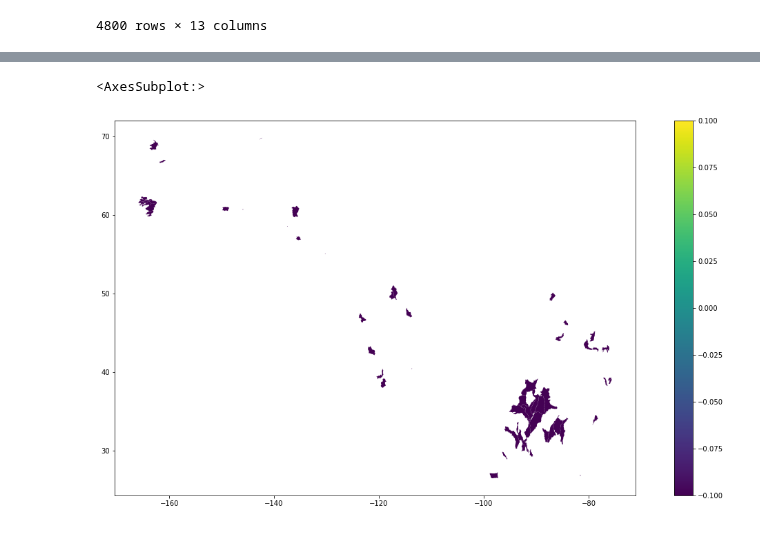
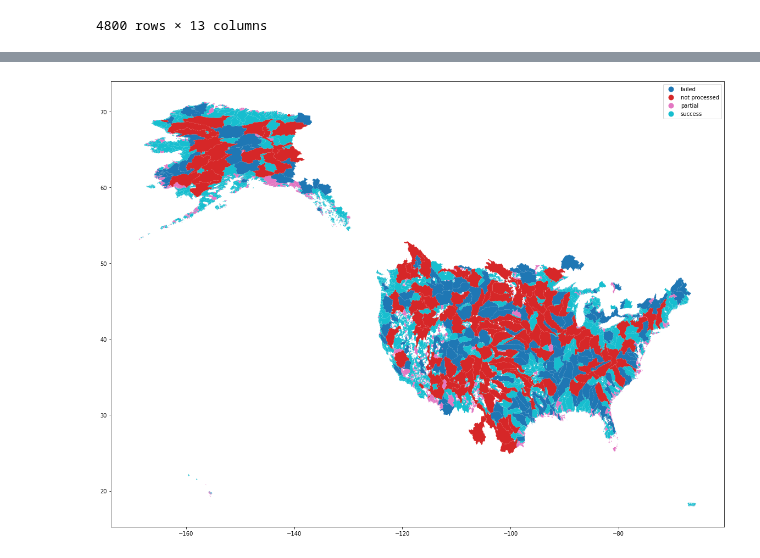
Before and after one commit to LucRSquared/pyagnps, a Jupyter notebook: notebooks/topagnps/thuc_delineation_coverage_process_simple.ipynb, the cells around one changed output, grey strips where cells are left out. Saved outputs shown, nothing was run; the diff lists cells and outputs as text; code cells hidden in the pictures.

Commit message:
updated coverage progress gpkg generator

```diff
--- a/notebooks/topagnps/thuc_delineation_coverage_process_simple.ipynb
+++ b/notebooks/topagnps/thuc_delineation_coverage_process_simple.ipynb
@@ -10,8 +10,8 @@ import numpy as np
 import json
 import glob
 # %%
-root_dir = "D:/AIMS/THUCS_TopAGNPS_Delineations/40k_SM/"
-path_to_thucs = f'{root_dir}/tophuc_S_M_40000_closed_holes_with_container_thuc_merged_bbox_area_first_kept.gpkg'
+root_dir = '/aims-nas/luc/thuc_runs_40k_SM'
+path_to_thucs = f'{root_dir}/../data/tophuc_S_M_40000_closed_holes_with_container_thuc_merged_bbox_area_first_kept.gpkg'
 
 path_to_quality_control_dir = f'{root_dir}/QualityControl/'
 path_to_logs_dir = f'{root_dir}/LOGS/'
@@ -47,7 +63,7 @@ df_time['thuc'] = df_time['thuc'].str.zfill(4)
 # %%
 p_thucs = thucs.copy(deep=True) # Processed THUCs
 
-p_thucs = p_thucs[p_thucs['tophucid'].isin(df_time['thuc'])] # Remove THUCs that weren't processed
+# p_thucs = p_thucs[p_thucs['tophucid'].isin(df_time['thuc'])] # Remove THUCs that weren't processed
 p_thucs = p_thucs.merge(df_time, left_on='tophucid', right_on='thuc', how='left') # Add process time
 p_thucs = p_thucs.drop(columns=['thuc']) # Drop redundant column
 p_thucs = p_thucs.rename(columns={'time_s': 'process_time_s'}) # Rename column
@@ -83,8 +94,16 @@ def populate_quality_control(row):
         return row
 
 p_thucs = p_thucs.apply(populate_quality_control, axis=1)
+# %%
+# Create a 'status' column based on fraction boundary covered
+# p_thucs['status'] = 'unknown'
+p_thucs.loc[p_thucs['fraction_boundary_covered'] >= 0.9, 'status'] = 'success'
+p_thucs.loc[p_thucs['fraction_boundary_covered'] < 0.9, 'status'] = 'partial'
+p_thucs.loc[p_thucs['process_time_s'].isna(), 'status'] = 'not processed'
+p_thucs.loc[p_thucs['process_time_s'] == 0, 'status'] = 'failed'
+# Set status to failed if process time is greater than 0 and fraction boundary covered is NaN
+p_thucs.loc[(p_thucs['process_time_s'] > 0) & (p_thucs['fraction_boundary_covered'].isna()), 'status'] = 'failed'
 # %%
-p_thucs[p_thucs['process_time_s']==0].plot(column='process_time_s', legend=True, figsize=(20,10))
+p_thucs.plot(column='status', legend=True, figsize=(20,20));
 # %% [output]
-<AxesSubplot:>
-[figure, old version]
+[figure, new version]
```
Also changed, not shown: parts of 7 cells of this notebook.
